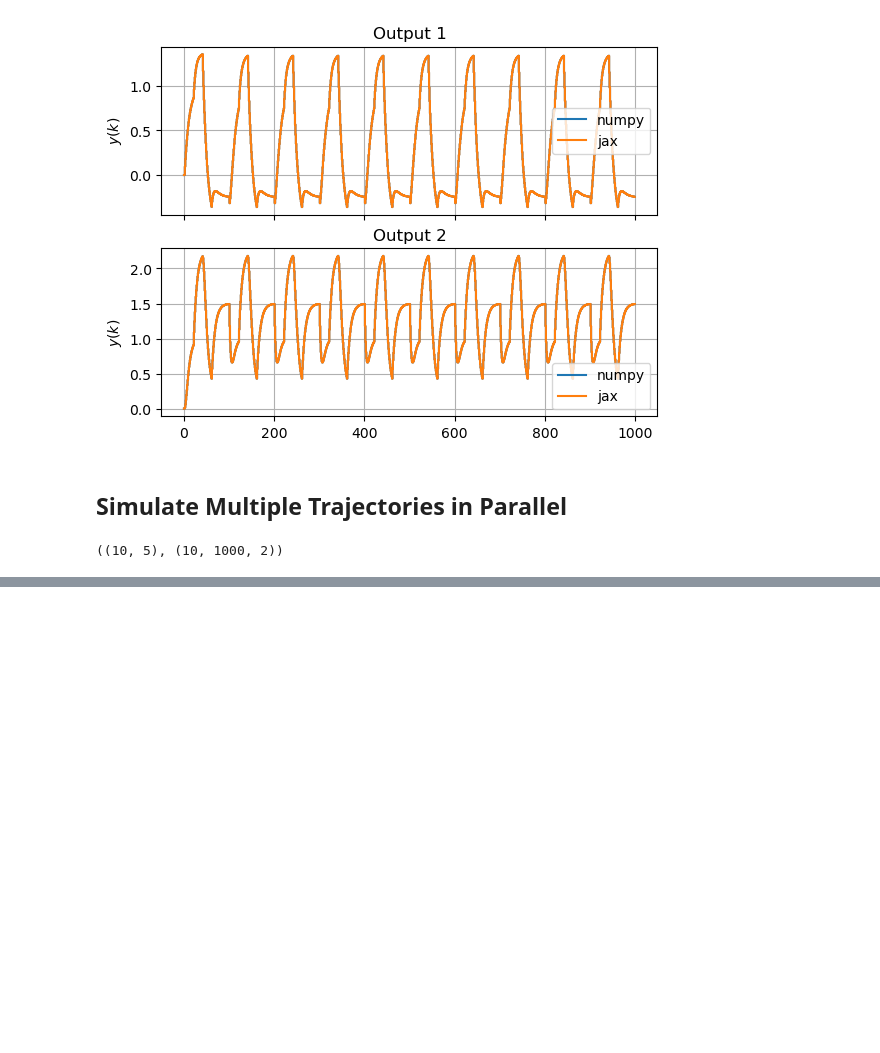
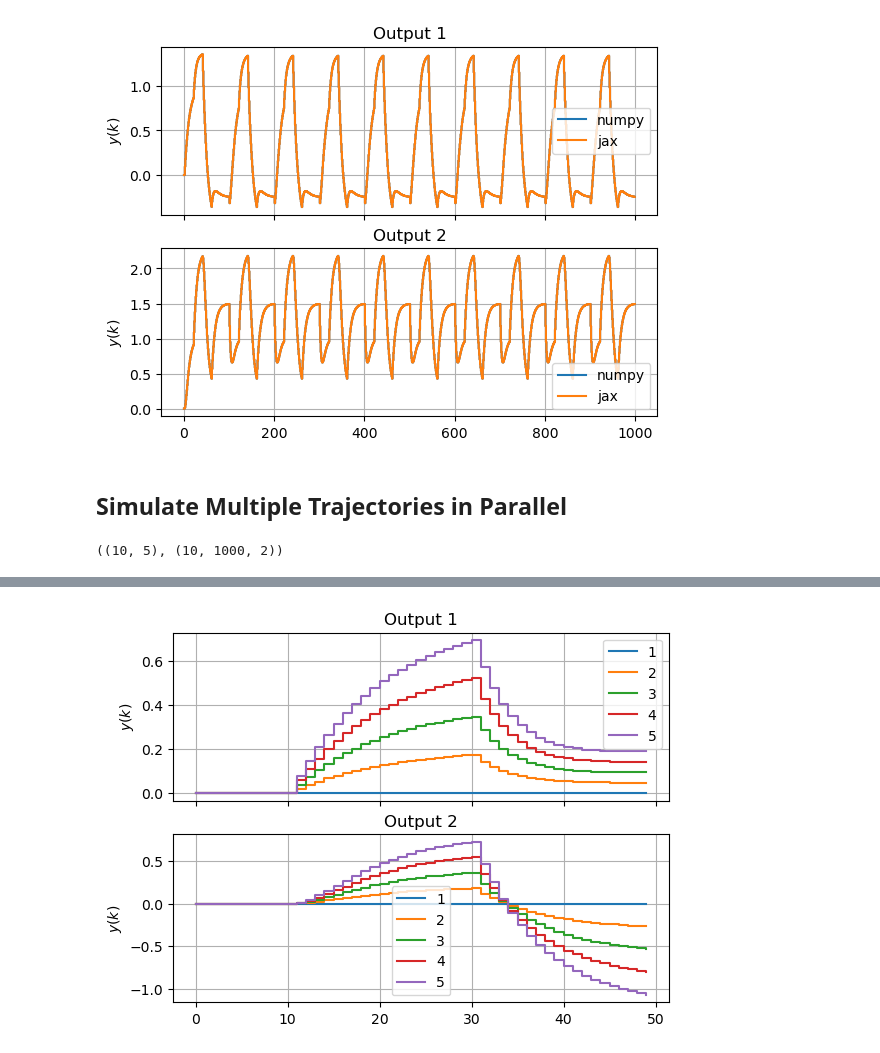
Before and after one commit to billtubbs/jax-examples, a Jupyter notebook: Dynamic-Systems.ipynb, the cells around one changed output, grey strips where cells are left out. Saved outputs shown, nothing was run; the diff lists cells and outputs as text; code cells hidden in the pictures; blank space fills up the shorter version.

Commit message:
Plot of parallel simulation outputs.

```diff
--- a/Dynamic-Systems.ipynb
+++ b/Dynamic-Systems.ipynb
@@ -349,7 +346,7 @@ xf_p.shape, Y_p.shape
 # %%
-for i in range(n_traj):
-    assert np.allclose(xf_p[i], xf_test, atol=1e-6)  # note: jax is float32 precision by default
-    assert np.allclose(Y_p[i], Y_test, atol=1e-6)
+for j in range(n_traj):
+    assert np.allclose(xf_p[j], xf_test, atol=1e-6)  # note: jax is float32 precision by default
+    assert np.allclose(Y_p[j], Y_test, atol=1e-6)
 # %%
 %%time
 
@@ -359,0 +357,33 @@ Wall time: 6.33 ms
+# %%
+# Run simulations with different inputs
+
+n_traj = 5
+
+# Initial states for all simulations
+x0_p = np.stack([x0] * n_traj)
+
+U_p = []
+for j in range(n_traj):
+    u1, u2 = j / n_traj, -(j / n_traj)
+    U = jnp.zeros((50, 2)).at[10:].set([u1, 0]).at[30:].set([u1, u2])
+    U_p.append(U)
+U_p = np.stack(U_p)
+nT = U.shape[0] - 1
+
+xf_p, Y_p = scan_parallel(x0_p, U_p)
+# %%
+fig, axes = plt.subplots(2, 1, sharex=True)
+
+t = np.arange(nT+1).reshape(-1, 1)
+
+for i, ax in enumerate(axes):
+    for j in range(n_traj):
+        ax.step(t, Y_p[j, :, i], where='post', label=f'{j+1}')
+    ax.set_ylabel('$y(k)$')
+    ax.set_title(f'Output {i+1}')
+    ax.grid()
+    ax.legend()
+
+plt.show()
+# %% [output]
+[figure, added]
```
Also changed, not shown: parts of 6 cells of this notebook.
